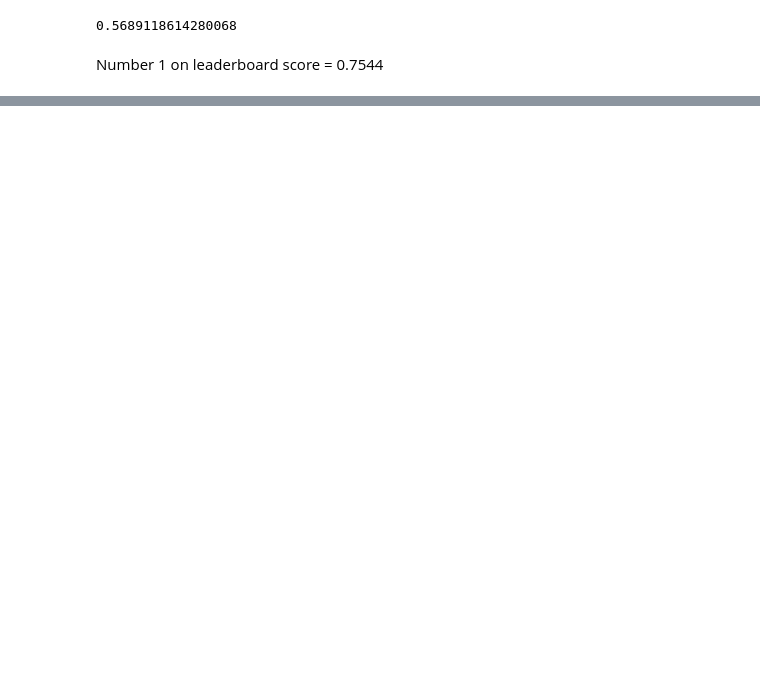
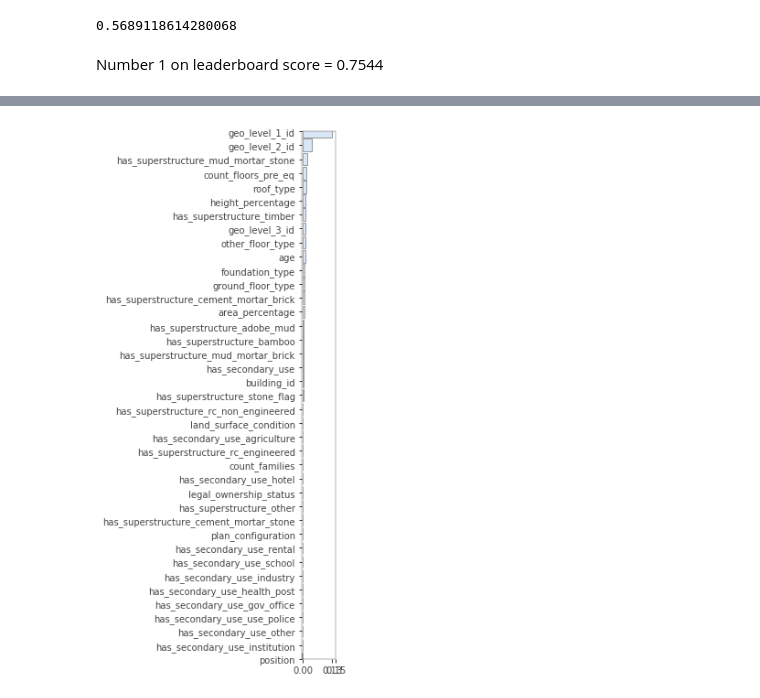
Before and after one commit to alan-flint/Richter-DrivenData, a Jupyter notebook: src/NB_DataCheck.ipynb, the cells around one changed output, grey strips where cells are left out. Drawn from its saved outputs; the diff is of its cells as text; code cells hidden in the pictures; blank space fills up the shorter version.

```diff
--- a/src/NB_DataCheck.ipynb
+++ b/src/NB_DataCheck.ipynb
@@ -24,0 +29,12 @@ import seaborn as sns
+# %%
+cat_cols = df.columns[df.dtypes == 'object']
+
+num_cols = [i for i in df.columns if i not in cat_cols]
+
+X_train = pd.get_dummies(df, columns=cat_cols)
+
+X_test = pd.read_csv('../input/test_values.csv')
+
+X_test = pd.get_dummies(X_test , columns=cat_cols)
+
+y = train_target.damage_grade
@@ -50,0 +151,2 @@ Number 1 on leaderboard score = 0.7544
+# %%
+X_train, X_test, y_train, y_test = train_test_split(X_train, y_train, train_size=0.8, random_state=0)
@@ -50,0 +157,4 @@ Number 1 on leaderboard score = 0.7544
+# %%
+model = RandomForestClassifier(n_estimators=30, min_samples_leaf=3, n_jobs=-1)
+# %%
+model.fit(X_train, y_train)
@@ -50,0 +169,5 @@ Number 1 on leaderboard score = 0.7544
+# %%
+imp = importances(model, X_test, y_test) # permutation
+viz = plot_importances(imp)
+# %% [output]
+[figure, added]
```
Also changed, not shown: parts of 57 cells of this notebook, 4 other files.
